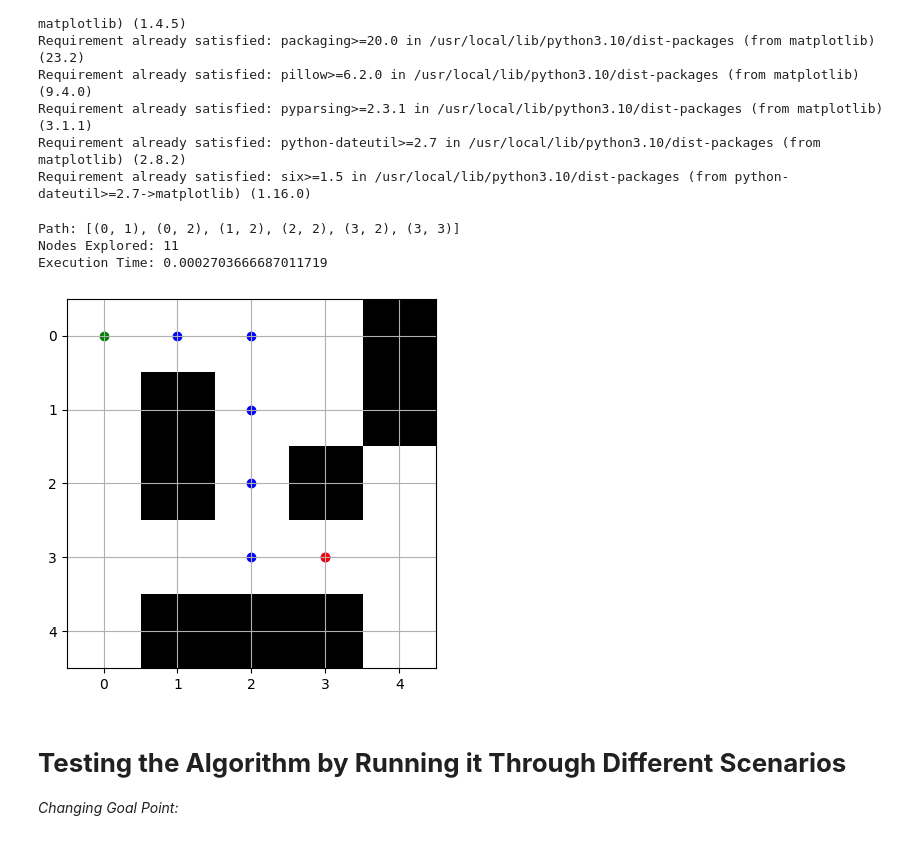
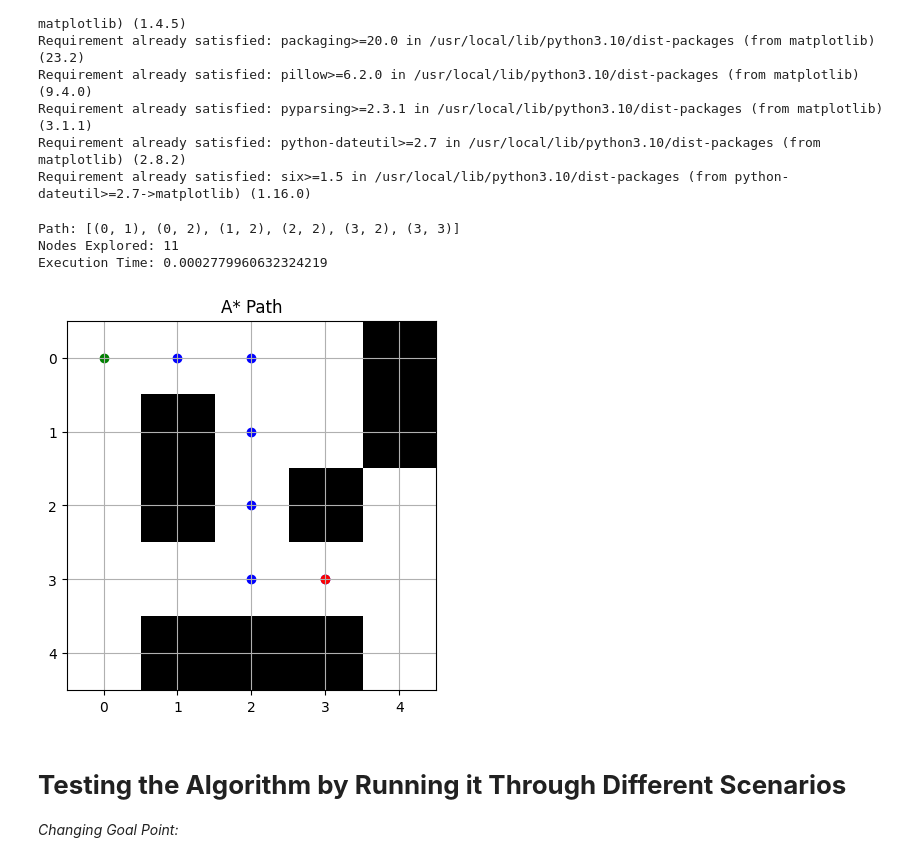
Before and after one commit to Alipc598/Pathfinding, a Jupyter notebook: pathfinding_algorithm_comparison.ipynb, the cells around one changed output. Cells and saved outputs as stored; diff of their text form; code cells hidden in the pictures.

```diff
--- a/pathfinding_algorithm_comparison.ipynb
+++ b/pathfinding_algorithm_comparison.ipynb
@@ -19,13 +19,14 @@ import numpy as np
 import matplotlib.pyplot as plt
 import time
 # %%
-def plot_path(grid, path, start, goal):
+def plot_path(grid, path, start, goal, title="Path"):
     plt.imshow(grid, cmap='Greys', interpolation='nearest')
     if path:
         ys, xs = zip(*path)
         plt.scatter(xs, ys, c='blue')
-    plt.scatter(start[1], start[0], c='green', marker='o') # start in green
-    plt.scatter(goal[1], goal[0], c='red', marker='o') # goal in red
+    plt.scatter(start[1], start[0], c='green', marker='o')  # start in green
+    plt.scatter(goal[1], goal[0], c='red', marker='o')  # goal in red
+    plt.title(title)
     plt.grid()
     plt.show()
 # %%
@@ -99,16 +100,16 @@ def astar(start, goal):
 # %%
 start = (0, 0)
 goal = (3, 3)
 path, nodes_explored, execution_time = astar_modified(start, goal)
 print("Path:", path)
 print("Nodes Explored:", nodes_explored)
 print("Execution Time:", execution_time)
-plot_path(grid, path, start, goal)
+plot_path(grid, path, start, goal, title="A* Path")
 # %% [output]
 Path: [(0, 1), (0, 2), (1, 2), (2, 2), (3, 2), (3, 3)]
 Nodes Explored: 11
-Execution Time: 0.0002703666687011719
+Execution Time: 0.0002779960632324219
-[figure, old version]
+[figure, new version]
 # %% [markdown]
 # **Testing the Algorithm by Running it Through Different Scenarios**
 
```
Also changed, not shown: parts of 11 cells of this notebook.
